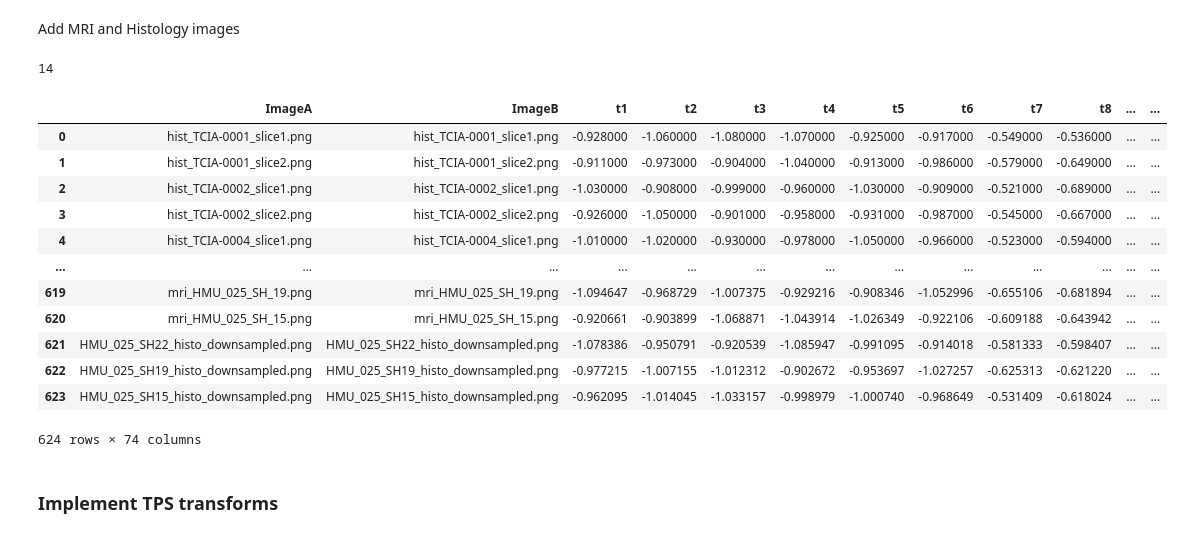
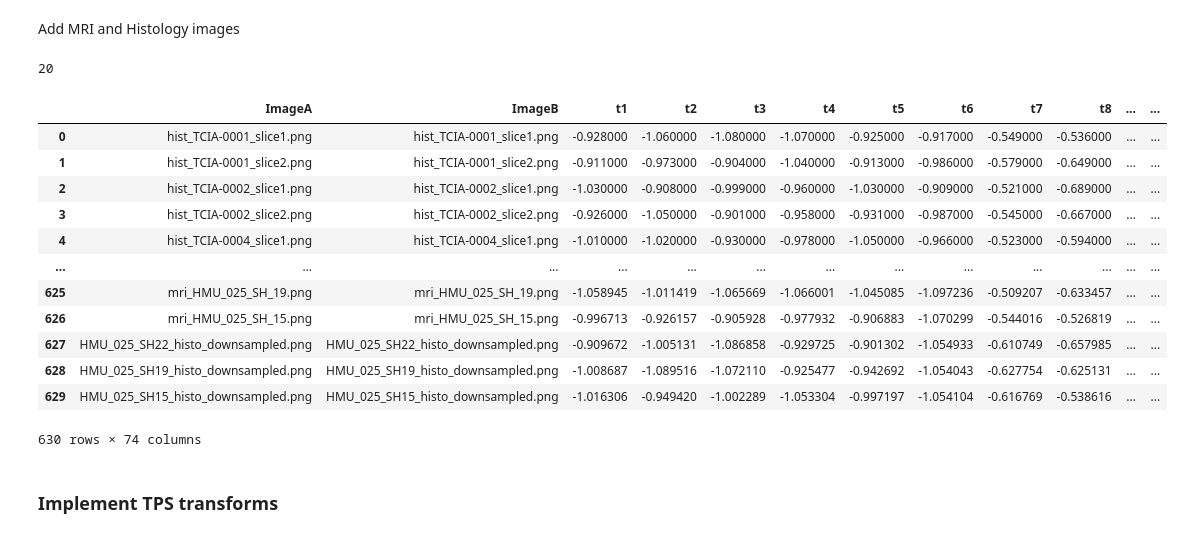
Before and after one commit to Martamasramon/ProsRegNet, a Jupyter notebook: analyse_training_transforms.ipynb, the cells around one changed output. Drawn from its saved outputs; the diff is of its cells as text; code cells hidden in the pictures.

```diff
--- a/analyse_training_transforms.ipynb
+++ b/analyse_training_transforms.ipynb
@@ -45,7 +45,7 @@ def random_transform(pd, image_name='', name=True):
 # %% [markdown]
 Add MRI and Histology images
 # %%
-file_names = ['HMU_011_MQ', 'HMU_025_SH']
+file_names = ['HMU_003_DB', 'HMU_011_MQ', 'HMU_025_SH']
 
 in_vivo = {
     'HMU_003_DB': [20,19,12],
@@ -72,40 +72,40 @@ for name in file_names:
     for slice in mri_slices:
         image_name  = 'mri_' + name + '_' + str(slice) + '.png'
         new_row     = random_transform(transforms_pd, image_name)
 
         new_row_pd       = pd.DataFrame.from_dict(new_row)
         updated_train_pd = pd.concat((updated_train_pd, new_row_pd), ignore_index=True)
 
         number_samples += 1
 
     # Histology
     histo_slices = in_vivo[name]
     for slice in histo_slices:
         image_name  = name + str(slice) + '_histo_downsampled.png'
         new_row     = random_transform(transforms_pd, image_name)
 
         new_row_pd       = pd.DataFrame.from_dict(new_row)
         updated_train_pd = pd.concat((updated_train_pd, new_row_pd), ignore_index=True)
 
         number_samples += 1
 
 print(number_samples)
 updated_train_pd
 # %% [output]
-14
+20
 |  | ImageA | ImageB | t1 | t2 | t3 | t4 | t5 | t6 | t7 | t8 | ... | ... |
 | 0 | hist_TCIA-0001_slice1.png | hist_TCIA-0001_slice1.png | -0.928000 | -1.060000 | -1.080000 | -1.070000 | -0.925000 | -0.917000 | -0.549000 | -0.536000 | ... | ... |
 | 1 | hist_TCIA-0001_slice2.png | hist_TCIA-0001_slice2.png | -0.911000 | -0.973000 | -0.904000 | -1.040000 | -0.913000 | -0.986000 | -0.579000 | -0.649000 | ... | ... |
 | 2 | hist_TCIA-0002_slice1.png | hist_TCIA-0002_slice1.png | -1.030000 | -0.908000 | -0.999000 | -0.960000 | -1.030000 | -0.909000 | -0.521000 | -0.689000 | ... | ... |
 | 3 | hist_TCIA-0002_slice2.png | hist_TCIA-0002_slice2.png | -0.926000 | -1.050000 | -0.901000 | -0.958000 | -0.931000 | -0.987000 | -0.545000 | -0.667000 | ... | ... |
 | 4 | hist_TCIA-0004_slice1.png | hist_TCIA-0004_slice1.png | -1.010000 | -1.020000 | -0.930000 | -0.978000 | -1.050000 | -0.966000 | -0.523000 | -0.594000 | ... | ... |
 | ... | ... | ... | ... | ... | ... | ... | ... | ... | ... | ... | ... | ... |
-| 619 | mri_HMU_025_SH_19.png | mri_HMU_025_SH_19.png | -1.094647 | -0.968729 | -1.007375 | -0.929216 | -0.908346 | -1.052996 | -0.655106 | -0.681894 | ... | ... |
-| 620 | mri_HMU_025_SH_15.png | mri_HMU_025_SH_15.png | -0.920661 | -0.903899 | -1.068871 | -1.043914 | -1.026349 | -0.922106 | -0.609188 | -0.643942 | ... | ... |
-| 621 | HMU_025_SH22_histo_downsampled.png | HMU_025_SH22_histo_downsampled.png | -1.078386 | -0.950791 | -0.920539 | -1.085947 | -0.991095 | -0.914018 | -0.581333 | -0.598407 | ... | ... |
-| 622 | HMU_025_SH19_histo_downsampled.png | HMU_025_SH19_histo_downsampled.png | -0.977215 | -1.007155 | -1.012312 | -0.902672 | -0.953697 | -1.027257 | -0.625313 | -0.621220 | ... | ... |
-| 623 | HMU_025_SH15_histo_downsampled.png | HMU_025_SH15_histo_downsampled.png | -0.962095 | -1.014045 | -1.033157 | -0.998979 | -1.000740 | -0.968649 | -0.531409 | -0.618024 | ... | ... |
+| 625 | mri_HMU_025_SH_19.png | mri_HMU_025_SH_19.png | -1.058945 | -1.011419 | -1.065669 | -1.066001 | -1.045085 | -1.097236 | -0.509207 | -0.633457 | ... | ... |
+| 626 | mri_HMU_025_SH_15.png | mri_HMU_025_SH_15.png | -0.996713 | -0.926157 | -0.905928 | -0.977932 | -0.906883 | -1.070299 | -0.544016 | -0.526819 | ... | ... |
+| 627 | HMU_025_SH22_histo_downsampled.png | HMU_025_SH22_histo_downsampled.png | -0.909672 | -1.005131 | -1.086858 | -0.929725 | -0.901302 | -1.054933 | -0.610749 | -0.657985 | ... | ... |
+| 628 | HMU_025_SH19_histo_downsampled.png | HMU_025_SH19_histo_downsampled.png | -1.008687 | -1.089516 | -1.072110 | -0.925477 | -0.942692 | -1.054043 | -0.627754 | -0.625131 | ... | ... |
+| 629 | HMU_025_SH15_histo_downsampled.png | HMU_025_SH15_histo_downsampled.png | -1.016306 | -0.949420 | -1.002289 | -1.053304 | -0.997197 | -1.054104 | -0.616769 | -0.538616 | ... | ... |
-624 rows × 74 columns
+630 rows × 74 columns
 # %%
 updated_train_pd.to_csv('training_data/tps/train_updated.csv', index=False)
 # %% [markdown]
```
Also changed, not shown: 2 other files.
